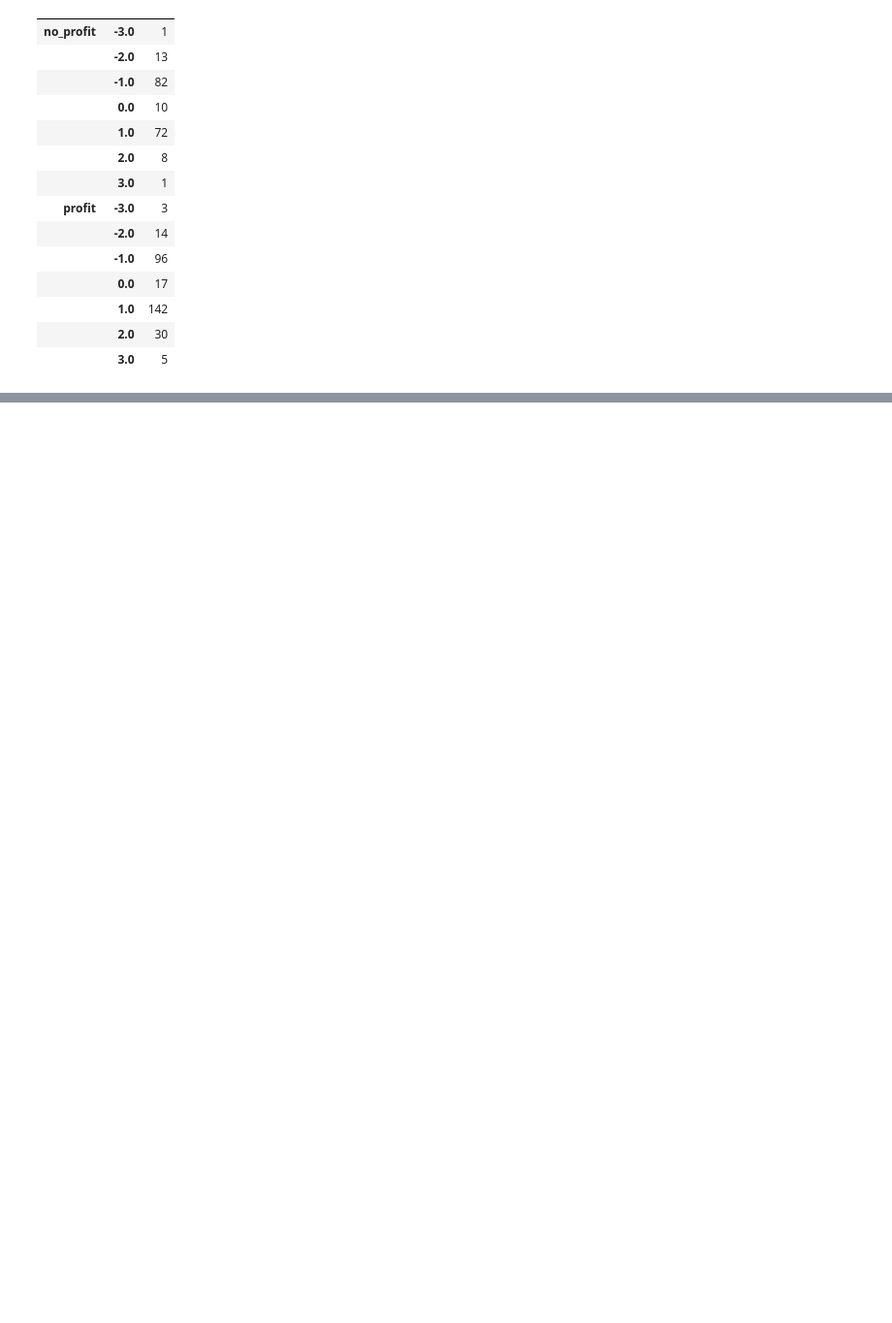
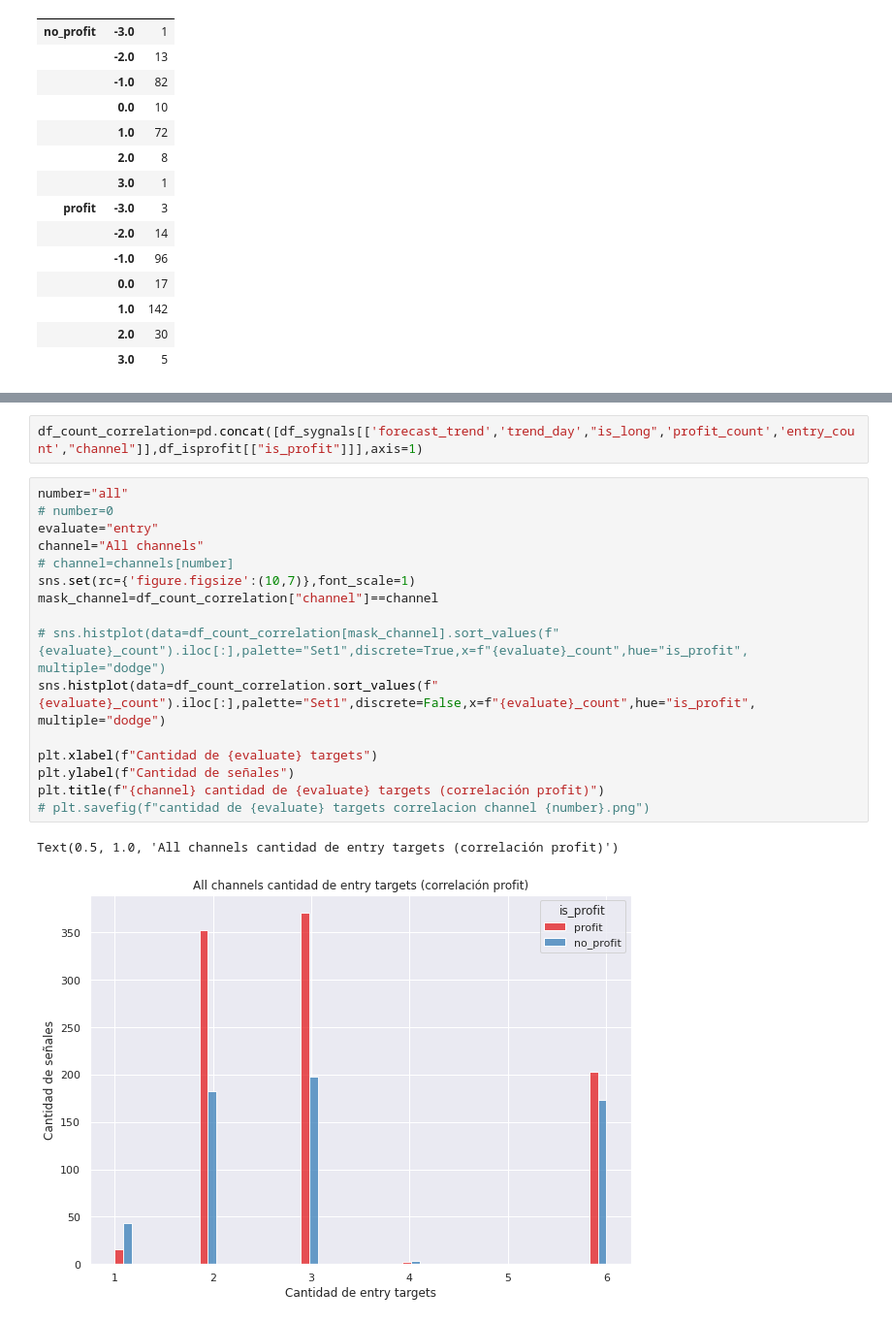
Before and after one commit to joankenobi/analisis_de_datos_copy_trading, a Jupyter notebook: Proyecto/notebooks/Exploracion_de_los_datos_pasantias.ipynb, the cells around one changed output, grey strips where cells are left out. Shown at 97% size. Cells and saved outputs as stored; diff of their text form; blank space fills up the shorter version.

```diff
--- a/Proyecto/notebooks/Exploracion_de_los_datos_pasantias.ipynb
+++ b/Proyecto/notebooks/Exploracion_de_los_datos_pasantias.ipynb
@@ -1015,0 +1150,21 @@ df_multi_tas[["is_profit","sum","_id"]].groupby(["is_profit","sum"]).count()
+# %%
+df_count_correlation=pd.concat([df_sygnals[['forecast_trend','trend_day',"is_long",'profit_count','entry_count',"channel"]],df_isprofit[["is_profit"]]],axis=1)
+# %%
+number="all"
+# number=0
+evaluate="entry"
+channel="All channels"
+# channel=channels[number]
+sns.set(rc={'figure.figsize':(10,7)},font_scale=1)
+mask_channel=df_count_correlation["channel"]==channel
+
+# sns.histplot(data=df_count_correlation[mask_channel].sort_values(f"{evaluate}_count").iloc[:],palette="Set1",discrete=True,x=f"{evaluate}_count",hue="is_profit", multiple="dodge")
+sns.histplot(data=df_count_correlation.sort_values(f"{evaluate}_count").iloc[:],palette="Set1",discrete=False,x=f"{evaluate}_count",hue="is_profit", multiple="dodge")
+
+plt.xlabel(f"Cantidad de {evaluate} targets")
+plt.ylabel(f"Cantidad de señales")
+plt.title(f"{channel} cantidad de {evaluate} targets (correlación profit)")
+# plt.savefig(f"cantidad de {evaluate} targets correlacion channel {number}.png")
+# %% [output]
+Text(0.5, 1.0, 'All channels cantidad de entry targets (correlación profit)')
+[figure, added]
```
Also changed, not shown: parts of 52 cells of this notebook.
